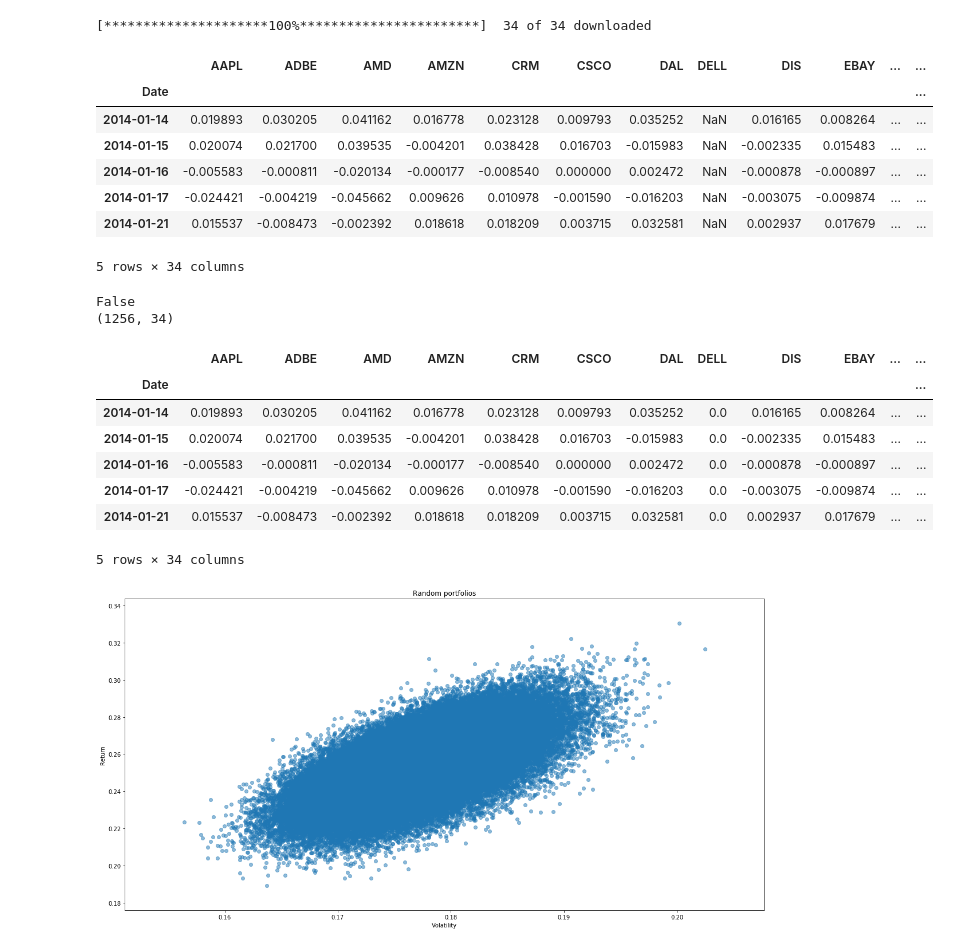
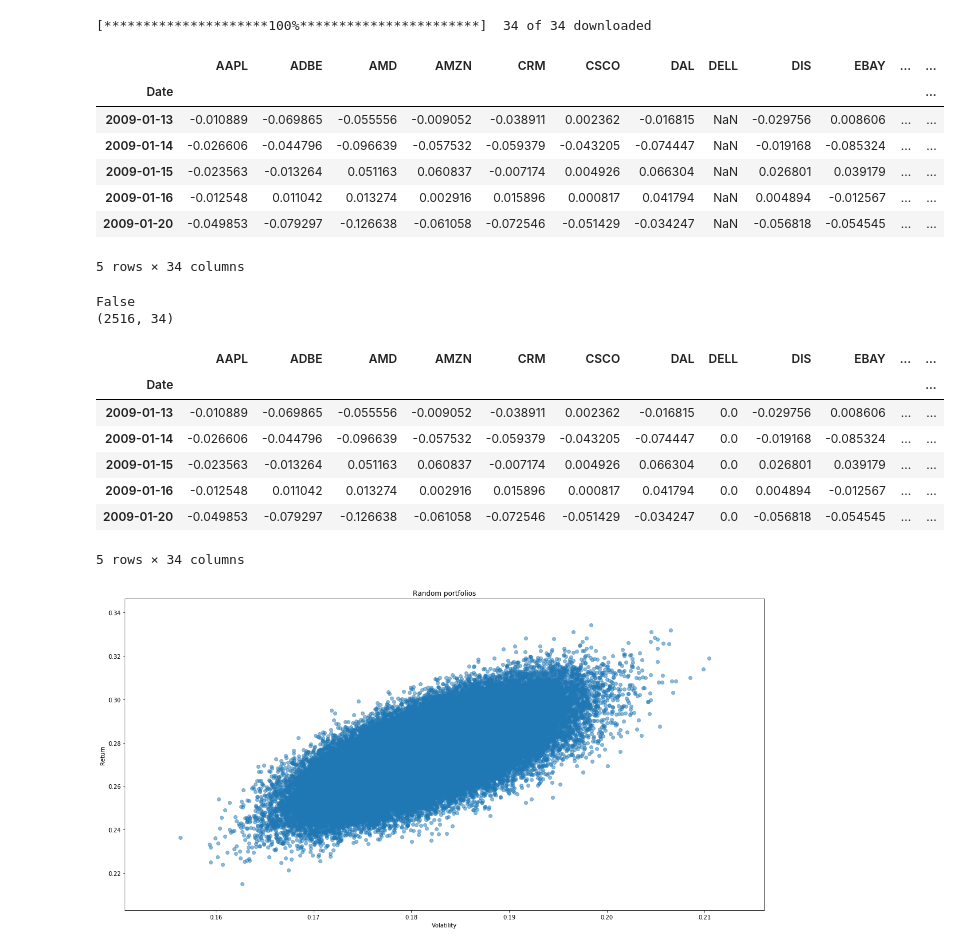
Before and after one commit to marekgalovic/optfolio, a Jupyter notebook: examples/Portfolio Optimize.ipynb, the cells around one changed output. Cells and saved outputs as stored; diff of their text form; code cells hidden in the pictures.

```diff
--- a/examples/Portfolio Optimize.ipynb
+++ b/examples/Portfolio Optimize.ipynb
@@ -9,7 +9,7 @@ import yfinance as yf
 
 from optfolio.optimize import Optimizer
 # %%
-PERIOD = '6y'
+PERIOD = '11y'
 TICKERS = [
     # Internet services
     'msft', 'goog', 'fb', 'orcl', 'twtr', 'vmw',
@@ -23,38 +23,38 @@ TICKERS = [
     'dell',
     # Personal finance
     'v', 'ma', 'pypl',
     # Consumer directionary
     'aapl', 'nke', 'sne', 'amzn', 'ebay',
     # Aerospace
     'lmt', 'noc',
     # Media
     'nflx', 'dis',
     # Airlines
     'dal', 'ual', 'luv',
     # Automotive
     'tsla'
 ]
 
 data = yf.download(
     tickers=TICKERS,
     period=PERIOD,
     interval='1d',
     auto_adjust=True,
     prepost=False,
     groupby='ticker'
 ).dropna(axis=1, how='all')
 
 daily_returns = (data['Close'] / data['Close'].shift(1) - 1)[1:]
 daily_returns.head()
 # %% [output]
 [*********************100%***********************]  34 of 34 downloaded
 |  | AAPL | ADBE | AMD | AMZN | CRM | CSCO | DAL | DELL | DIS | EBAY | ... | ... |
 | Date |  |  |  |  |  |  |  |  |  |  |  | ... |
-| 2014-01-14 | 0.019893 | 0.030205 | 0.041162 | 0.016778 | 0.023128 | 0.009793 | 0.035252 | NaN | 0.016165 | 0.008264 | ... | ... |
-| 2014-01-15 | 0.020074 | 0.021700 | 0.039535 | -0.004201 | 0.038428 | 0.016703 | -0.015983 | NaN | -0.002335 | 0.015483 | ... | ... |
-| 2014-01-16 | -0.005583 | -0.000811 | -0.020134 | -0.000177 | -0.008540 | 0.000000 | 0.002472 | NaN | -0.000878 | -0.000897 | ... | ... |
-| 2014-01-17 | -0.024421 | -0.004219 | -0.045662 | 0.009626 | 0.010978 | -0.001590 | -0.016203 | NaN | -0.003075 | -0.009874 | ... | ... |
-| 2014-01-21 | 0.015537 | -0.008473 | -0.002392 | 0.018618 | 0.018209 | 0.003715 | 0.032581 | NaN | 0.002937 | 0.017679 | ... | ... |
+| 2009-01-13 | -0.010889 | -0.069865 | -0.055556 | -0.009052 | -0.038911 | 0.002362 | -0.016815 | NaN | -0.029756 | 0.008606 | ... | ... |
+| 2009-01-14 | -0.026606 | -0.044796 | -0.096639 | -0.057532 | -0.059379 | -0.043205 | -0.074447 | NaN | -0.019168 | -0.085324 | ... | ... |
+| 2009-01-15 | -0.023563 | -0.013264 | 0.051163 | 0.060837 | -0.007174 | 0.004926 | 0.066304 | NaN | 0.026801 | 0.039179 | ... | ... |
+| 2009-01-16 | -0.012548 | 0.011042 | 0.013274 | 0.002916 | 0.015896 | 0.000817 | 0.041794 | NaN | 0.004894 | -0.012567 | ... | ... |
+| 2009-01-20 | -0.049853 | -0.079297 | -0.126638 | -0.061058 | -0.072546 | -0.051429 | -0.034247 | NaN | -0.056818 | -0.054545 | ... | ... |
 5 rows × 34 columns
 # %%
 YEAR_BARS = 252
@@ -67,14 +67,14 @@ print(train.shape)
 train.head()
 # %% [output]
 False
-(1256, 34)
+(2516, 34)
 |  | AAPL | ADBE | AMD | AMZN | CRM | CSCO | DAL | DELL | DIS | EBAY | ... | ... |
 | Date |  |  |  |  |  |  |  |  |  |  |  | ... |
-| 2014-01-14 | 0.019893 | 0.030205 | 0.041162 | 0.016778 | 0.023128 | 0.009793 | 0.035252 | 0.0 | 0.016165 | 0.008264 | ... | ... |
-| 2014-01-15 | 0.020074 | 0.021700 | 0.039535 | -0.004201 | 0.038428 | 0.016703 | -0.015983 | 0.0 | -0.002335 | 0.015483 | ... | ... |
-| 2014-01-16 | -0.005583 | -0.000811 | -0.020134 | -0.000177 | -0.008540 | 0.000000 | 0.002472 | 0.0 | -0.000878 | -0.000897 | ... | ... |
-| 2014-01-17 | -0.024421 | -0.004219 | -0.045662 | 0.009626 | 0.010978 | -0.001590 | -0.016203 | 0.0 | -0.003075 | -0.009874 | ... | ... |
-| 2014-01-21 | 0.015537 | -0.008473 | -0.002392 | 0.018618 | 0.018209 | 0.003715 | 0.032581 | 0.0 | 0.002937 | 0.017679 | ... | ... |
+| 2009-01-13 | -0.010889 | -0.069865 | -0.055556 | -0.009052 | -0.038911 | 0.002362 | -0.016815 | 0.0 | -0.029756 | 0.008606 | ... | ... |
+| 2009-01-14 | -0.026606 | -0.044796 | -0.096639 | -0.057532 | -0.059379 | -0.043205 | -0.074447 | 0.0 | -0.019168 | -0.085324 | ... | ... |
+| 2009-01-15 | -0.023563 | -0.013264 | 0.051163 | 0.060837 | -0.007174 | 0.004926 | 0.066304 | 0.0 | 0.026801 | 0.039179 | ... | ... |
+| 2009-01-16 | -0.012548 | 0.011042 | 0.013274 | 0.002916 | 0.015896 | 0.000817 | 0.041794 | 0.0 | 0.004894 | -0.012567 | ... | ... |
+| 2009-01-20 | -0.049853 | -0.079297 | -0.126638 | -0.061058 | -0.072546 | -0.051429 | -0.034247 | 0.0 | -0.056818 | -0.054545 | ... | ... |
 5 rows × 34 columns
 # %%
 def random_population(n_assets, population_size):
@@ -110,5 +110,5 @@ plt.xlabel('Volatility')
 plt.ylabel('Return')
 plt.show()
 # %% [output]
-[figure, old version]
+[figure, new version]
 # %%
```
Also changed, not shown: parts of 10 cells of this notebook, 2 other files.
